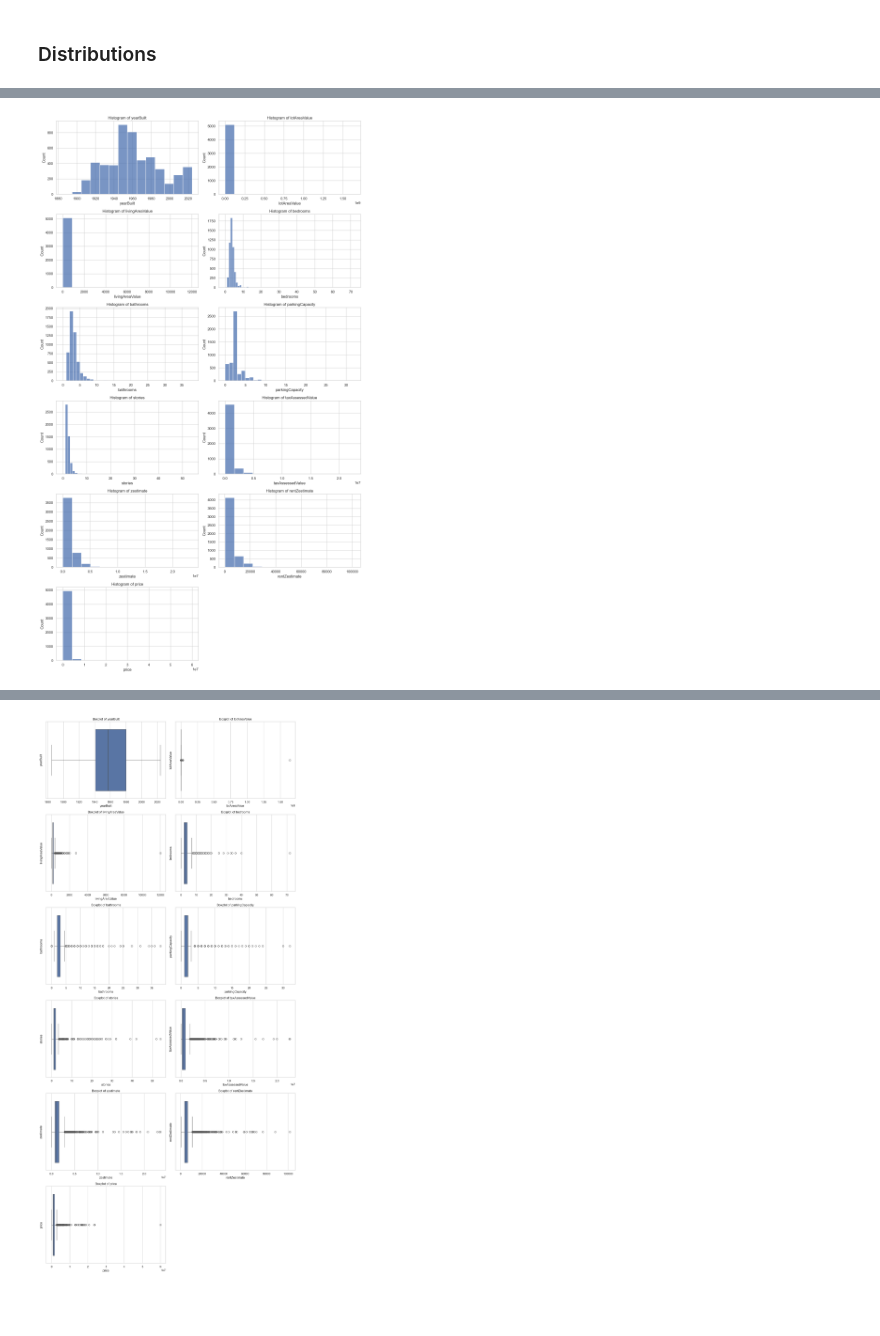
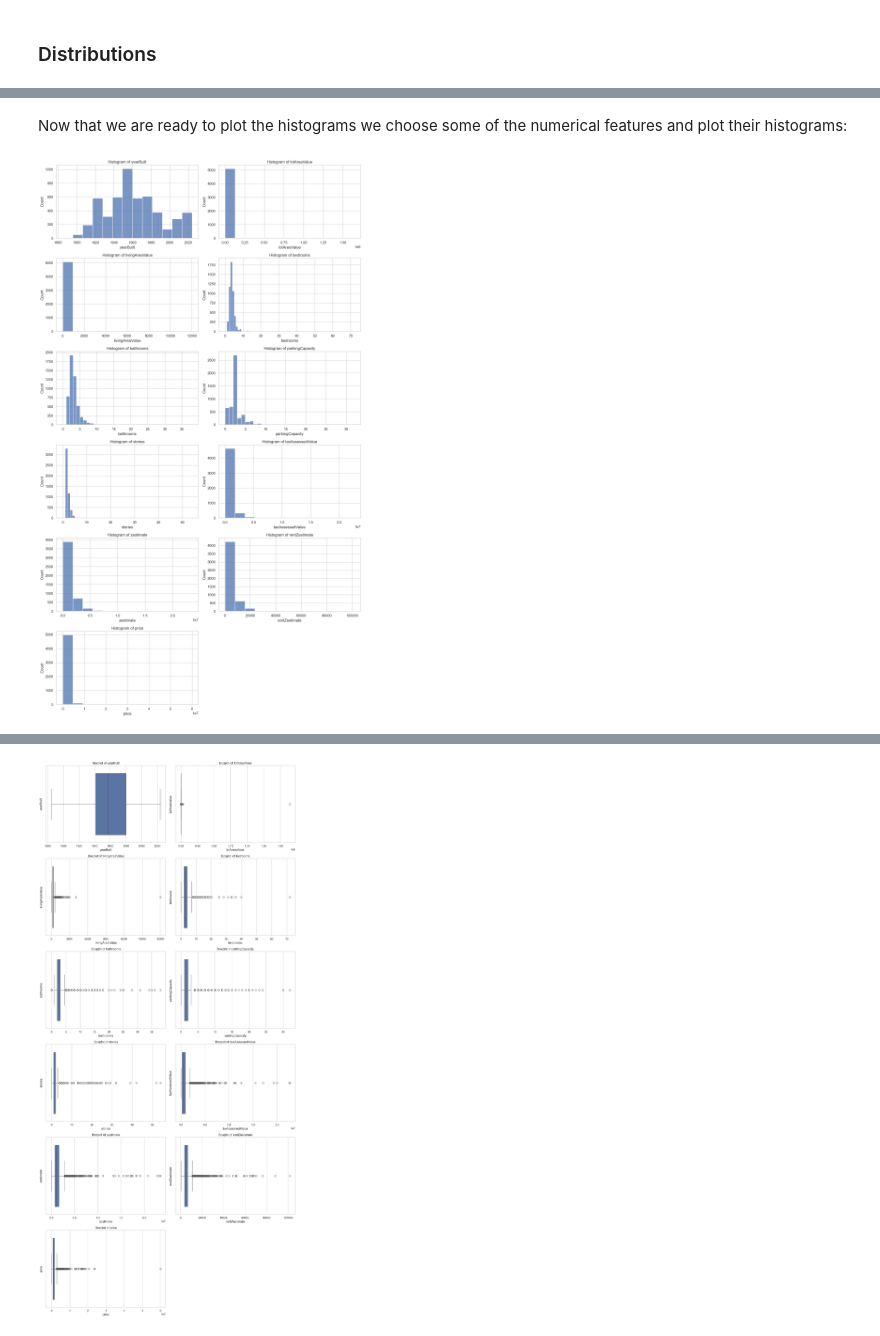
Before and after one commit to MAmin-y/House-price-analysis-and-prediction-LA-2024, a Jupyter notebook: distributions_outliers.ipynb, the cells around one changed output, grey strips where cells are left out. Saved outputs shown, nothing was run; the diff lists cells and outputs as text; code cells hidden in the pictures; blank space fills up the shorter version.

```diff
--- a/distributions_outliers.ipynb
+++ b/distributions_outliers.ipynb
@@ -54,6 +64,8 @@ def calc_num_of_bins_sturges_rule(data):
 def calc_binwidth(data, num_bins):
     binwidth = (max(data) - min(data)) / num_bins
     return binwidth
+# %% [markdown]
+Now that we are ready to plot the histograms we choose some of the numerical features and plot their histograms:
 # %%
 import matplotlib.pyplot as plt
 import seaborn as sns
@@ -63,32 +75,32 @@ import math
 
 features = ["yearBuilt", "lotAreaValue", "livingAreaValue", "bedrooms", "bathrooms", "parkingCapacity", "stories",
             "taxAssessedValue", "zestimate", "rentZestimate", "price"]
 
 num_features = len(features)
 
 num_cols = 2
 num_rows = int(np.ceil(num_features / num_cols))
 
 sns.set(style="whitegrid")
 
 fig, axes = plt.subplots(nrows=num_rows, ncols=num_cols, figsize=(7 * num_cols, 4 * num_rows))
 axes = axes.flatten()
 
 for i, feature in enumerate(features):
     if feature in ["bedrooms", "bathrooms", "stories", "parkingCapacity"]:
         bins = range(math.ceil(min(df[feature])), math.ceil(max(df[feature])) + 1)
         sns.histplot(df[feature], bins=bins, kde=False, ax=axes[i])
     else:
-        sns.histplot(df[feature], bins='sturges', kde=False, ax=axes[i])
+        sns.histplot(df[feature], bins=calc_num_of_bins_sturges_rule(df[feature]), kde=False, ax=axes[i])
     axes[i].set_title(f'Histogram of {feature}')
     axes[i].set_xlabel(feature)
     axes[i].set_ylabel('Count')
 
 for j in range(i + 1, len(axes)):
     fig.delaxes(axes[j])
 
 plt.tight_layout()
 
 plt.show()
 # %% [output]
-[figure, old version]
+[figure, new version]
```
Also changed, not shown: parts of 65 cells of this notebook, 5 other files.
